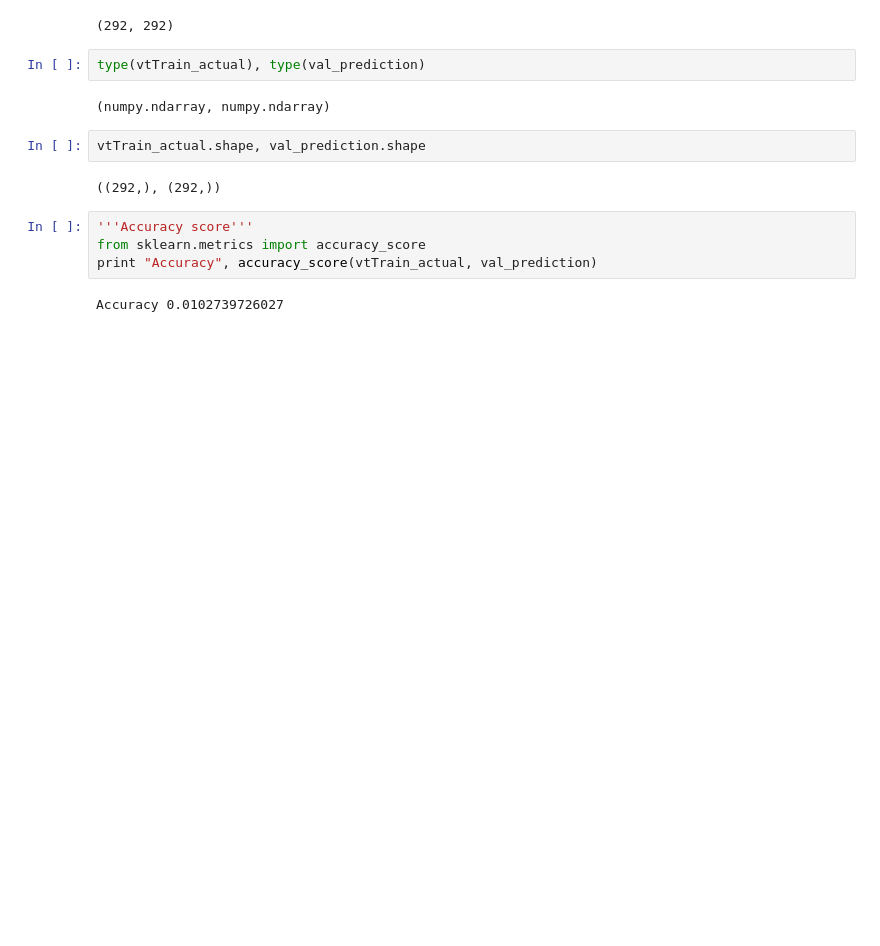
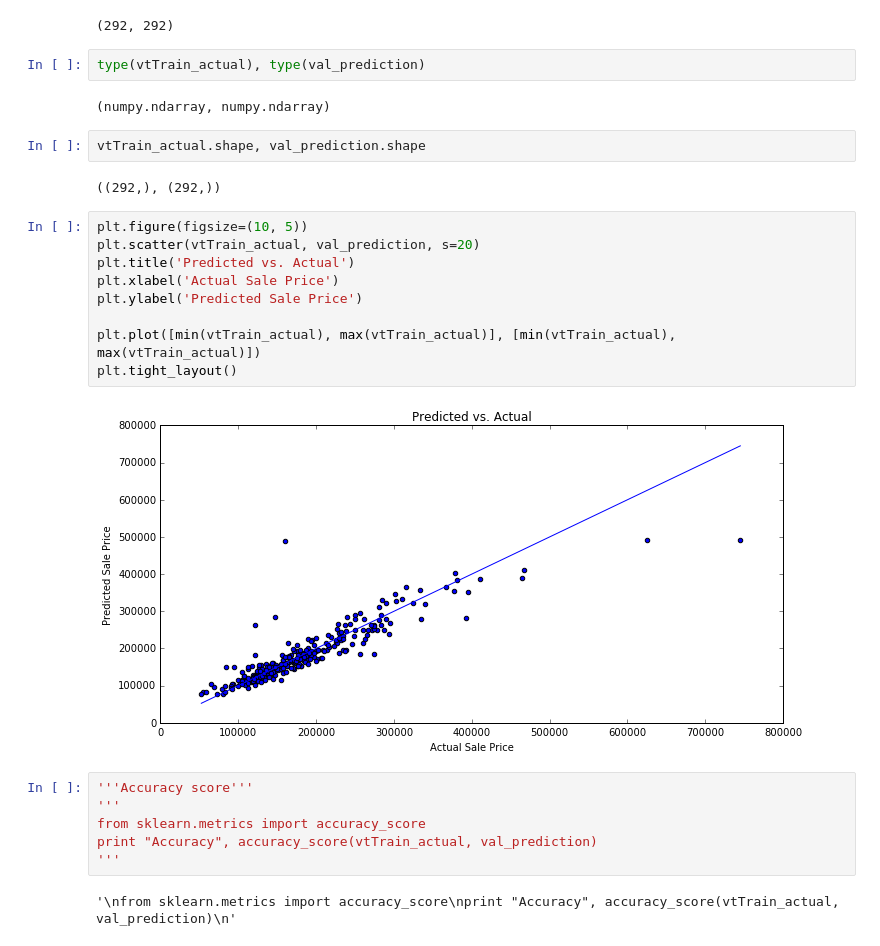
Before and after one commit to swapnilashtekar/House_prices_advanced_regression, a Jupyter notebook: house_pricing.ipynb, the cells around one changed output. Cells and saved outputs as stored; diff of their text form; blank space fills up the shorter version.

```diff
--- a/house_pricing.ipynb
+++ b/house_pricing.ipynb
@@ -143,12 +143,25 @@ type(vtTrain_actual), type(val_prediction)
 vtTrain_actual.shape, val_prediction.shape
 # %% [output]
 ((292,), (292,))
+# %%
+plt.figure(figsize=(10, 5))
+plt.scatter(vtTrain_actual, val_prediction, s=20)
+plt.title('Predicted vs. Actual')
+plt.xlabel('Actual Sale Price')
+plt.ylabel('Predicted Sale Price')
+
+plt.plot([min(vtTrain_actual), max(vtTrain_actual)], [min(vtTrain_actual), max(vtTrain_actual)])
+plt.tight_layout()
+# %% [output]
+[figure, added]
 # %%
 '''Accuracy score'''
+'''
 from sklearn.metrics import accuracy_score
 print "Accuracy", accuracy_score(vtTrain_actual, val_prediction)
+'''
 # %% [output]
-Accuracy 0.0102739726027
+'\nfrom sklearn.metrics import accuracy_score\nprint "Accuracy", accuracy_score(vtTrain_actual, val_prediction)\n'
 # %%
 from sklearn.metrics import mean_squared_error
 from math import sqrt
```
Also changed, not shown: parts of 7 cells of this notebook, 1 other file.
